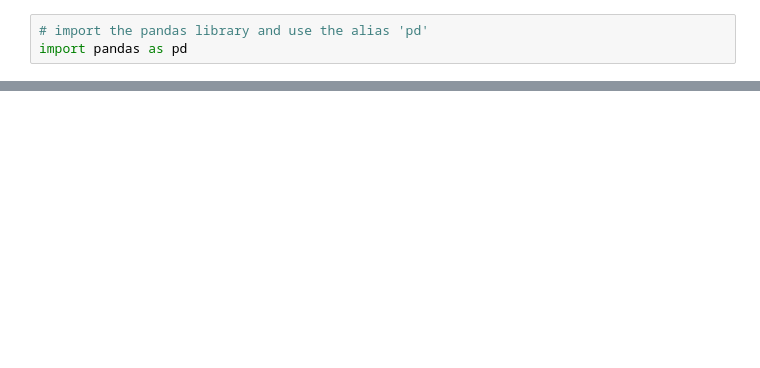
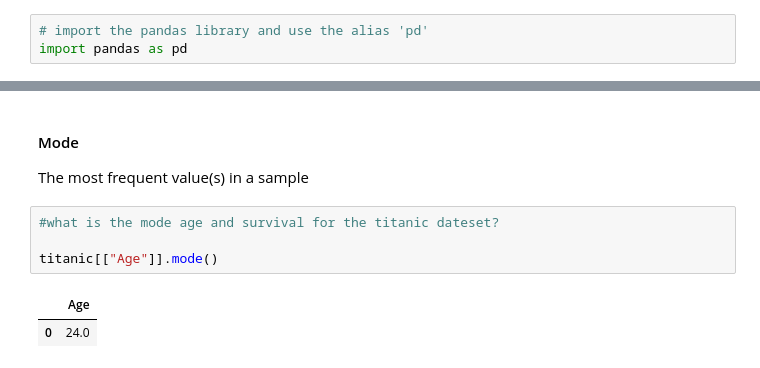
Before and after one commit to codinglikeagirl42/EDApt2Exercises, a Jupyter notebook: EDApt2Exercises.ipynb, the cells around one changed output, grey strips where cells are left out. Saved outputs shown, nothing was run; the diff lists cells and outputs as text; blank space fills up the shorter version.

```diff
--- a/EDApt2Exercises.ipynb
+++ b/EDApt2Exercises.ipynb
@@ -36,0 +122,11 @@ titanic.head()
+# %% [markdown]
+#### Mode
+
+The most frequent value(s) in a sample
+# %%
+#what is the mode age and survival for the titanic dateset?
+
+titanic[["Age"]].mode()
+# %% [output]
+|  | Age |
+| 0 | 24.0 |
```
Also changed, not shown: parts of 40 cells of this notebook.
